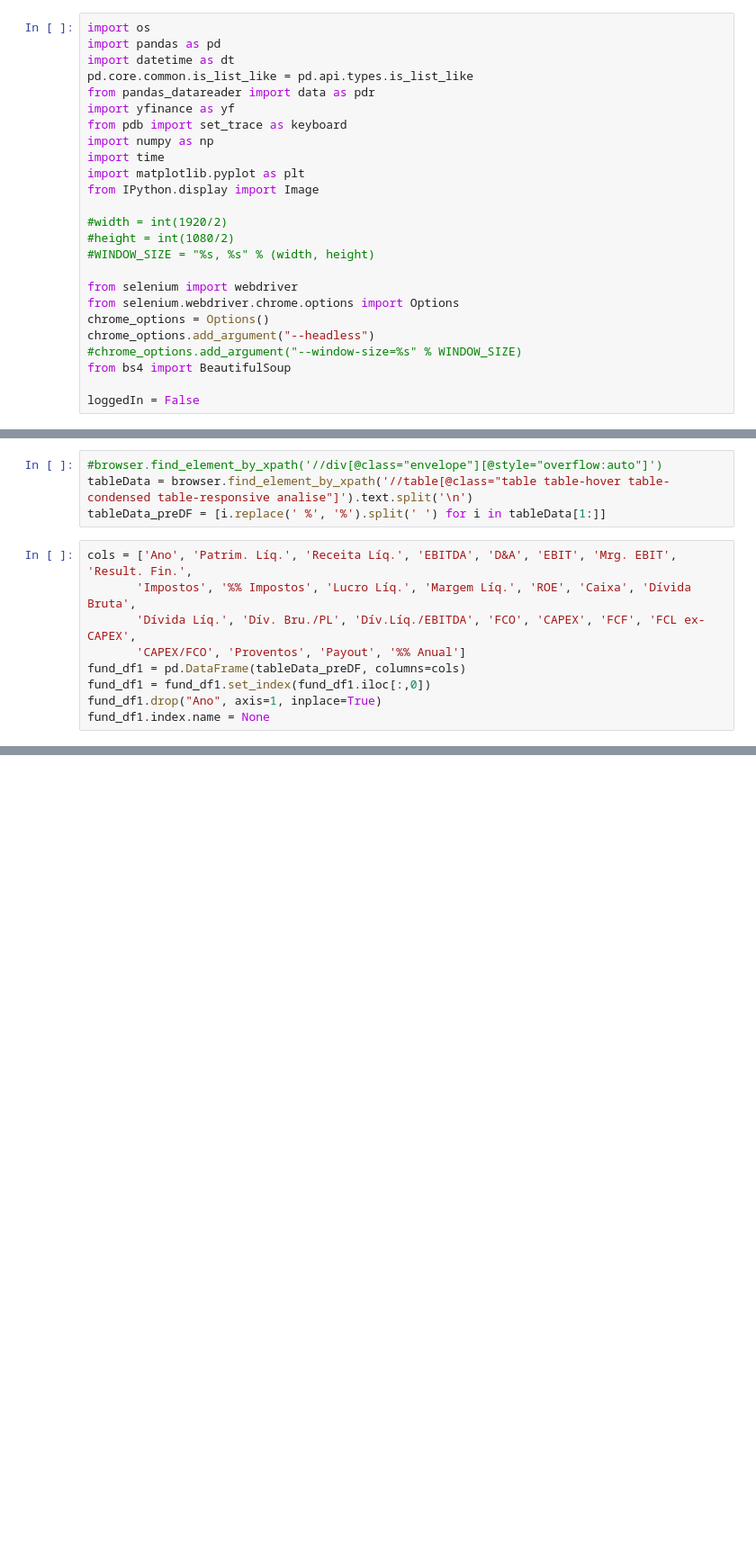
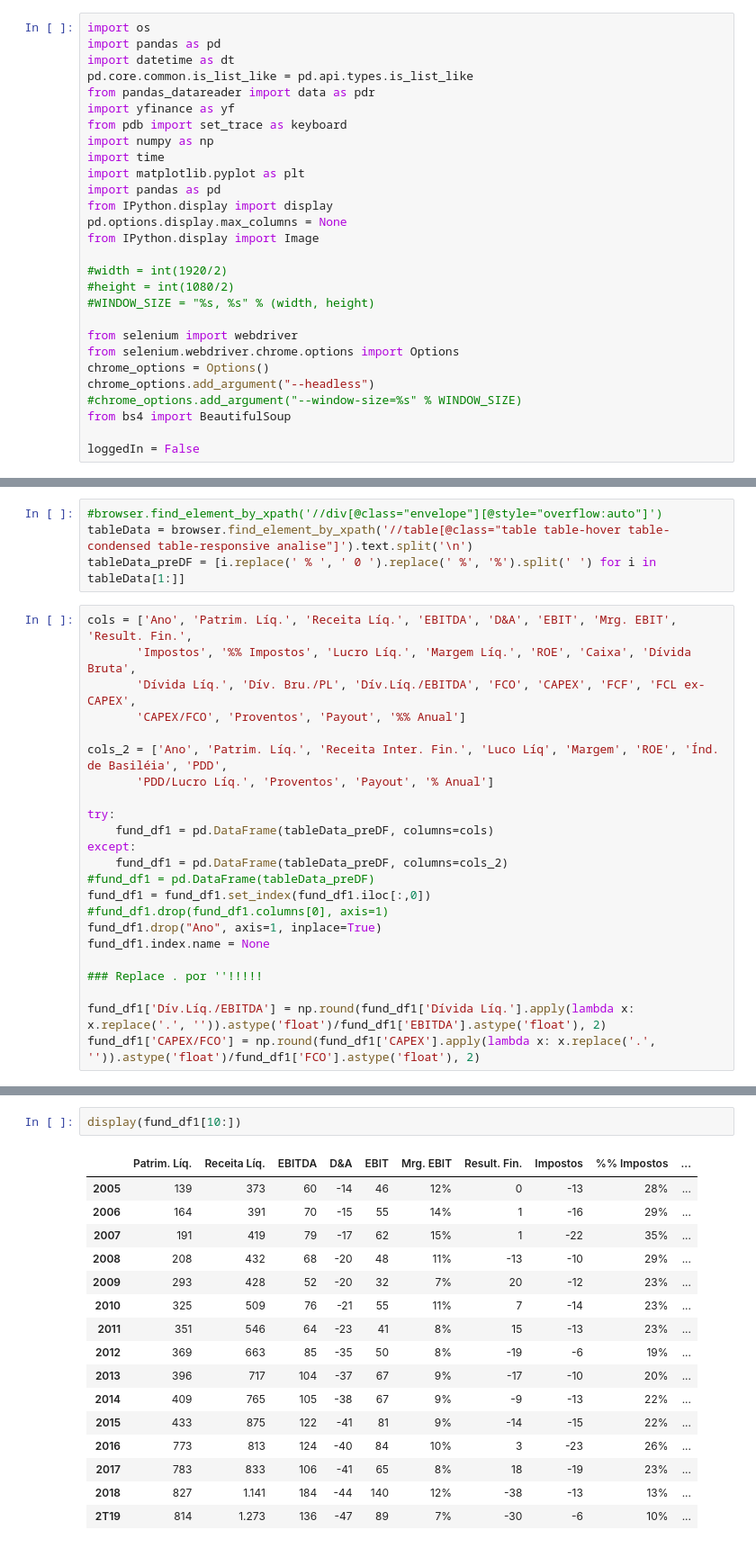
Before and after one commit to carlos-faria/Financial-Markets, a Jupyter notebook: fundamentalAnalysis.ipynb, the cells around one changed output, grey strips where cells are left out. Shown at 90% size. Saved outputs shown, nothing was run; the diff lists cells and outputs as text; blank space fills up the shorter version.

```diff
--- a/fundamentalAnalysis.ipynb
+++ b/fundamentalAnalysis.ipynb
@@ -9,6 +9,9 @@ from pdb import set_trace as keyboard
 import numpy as np
 import time
 import matplotlib.pyplot as plt
+import pandas as pd
+from IPython.display import display
+pd.options.display.max_columns = None
 from IPython.display import Image
 
 #width = int(1920/2)
@@ -54,13 +58,27 @@ time.sleep(2)
 # %%
 #browser.find_element_by_xpath('//div[@class="envelope"][@style="overflow:auto"]')
 tableData = browser.find_element_by_xpath('//table[@class="table table-hover table-condensed table-responsive analise"]').text.split('\n')
-tableData_preDF = [i.replace(' %', '%').split(' ') for i in tableData[1:]]
+tableData_preDF = [i.replace(' % ', ' 0 ').replace(' %', '%').split(' ') for i in tableData[1:]]
 # %%
 cols = ['Ano', 'Patrim. Líq.', 'Receita Líq.', 'EBITDA', 'D&A', 'EBIT', 'Mrg. EBIT', 'Result. Fin.',
        'Impostos', '%% Impostos', 'Lucro Líq.', 'Margem Líq.', 'ROE', 'Caixa', 'Dívida Bruta',
        'Dívida Líq.', 'Dív. Bru./PL', 'Dív.Líq./EBITDA', 'FCO', 'CAPEX', 'FCF', 'FCL ex-CAPEX',
        'CAPEX/FCO', 'Proventos', 'Payout', '%% Anual']
-fund_df1 = pd.DataFrame(tableData_preDF, columns=cols)
+
+cols_2 = ['Ano', 'Patrim. Líq.', 'Receita Inter. Fin.', 'Luco Líq', 'Margem', 'ROE', 'Índ. de Basiléia', 'PDD',
+       'PDD/Lucro Líq.', 'Proventos', 'Payout', '% Anual']
+
+try:
+    fund_df1 = pd.DataFrame(tableData_preDF, columns=cols)
+except:
+    fund_df1 = pd.DataFrame(tableData_preDF, columns=cols_2)
+#fund_df1 = pd.DataFrame(tableData_preDF)
 fund_df1 = fund_df1.set_index(fund_df1.iloc[:,0])
+#fund_df1.drop(fund_df1.columns[0], axis=1)
 fund_df1.drop("Ano", axis=1, inplace=True)
 fund_df1.index.name = None
+
+### Replace . por ''!!!!!
+
+fund_df1['Dív.Líq./EBITDA'] = np.round(fund_df1['Dívida Líq.'].apply(lambda x: x.replace('.', '')).astype('float')/fund_df1['EBITDA'].astype('float'), 2)
+fund_df1['CAPEX/FCO'] = np.round(fund_df1['CAPEX'].apply(lambda x: x.replace('.', '')).astype('float')/fund_df1['FCO'].astype('float'), 2)
@@ -67,3 +90,22 @@ fund_df1.index.name = None
+# %%
+display(fund_df1[10:])
+# %% [output]
+|  | Patrim. Líq. | Receita Líq. | EBITDA | D&A | EBIT | Mrg. EBIT | Result. Fin. | Impostos | %% Impostos | ... |
+| 2005 | 139 | 373 | 60 | -14 | 46 | 12% | 0 | -13 | 28% | ... |
+| 2006 | 164 | 391 | 70 | -15 | 55 | 14% | 1 | -16 | 29% | ... |
+| 2007 | 191 | 419 | 79 | -17 | 62 | 15% | 1 | -22 | 35% | ... |
+| 2008 | 208 | 432 | 68 | -20 | 48 | 11% | -13 | -10 | 29% | ... |
+| 2009 | 293 | 428 | 52 | -20 | 32 | 7% | 20 | -12 | 23% | ... |
+| 2010 | 325 | 509 | 76 | -21 | 55 | 11% | 7 | -14 | 23% | ... |
+| 2011 | 351 | 546 | 64 | -23 | 41 | 8% | 15 | -13 | 23% | ... |
+| 2012 | 369 | 663 | 85 | -35 | 50 | 8% | -19 | -6 | 19% | ... |
+| 2013 | 396 | 717 | 104 | -37 | 67 | 9% | -17 | -10 | 20% | ... |
+| 2014 | 409 | 765 | 105 | -38 | 67 | 9% | -9 | -13 | 22% | ... |
+| 2015 | 433 | 875 | 122 | -41 | 81 | 9% | -14 | -15 | 22% | ... |
+| 2016 | 773 | 813 | 124 | -40 | 84 | 10% | 3 | -23 | 26% | ... |
+| 2017 | 783 | 833 | 106 | -41 | 65 | 8% | 18 | -19 | 23% | ... |
+| 2018 | 827 | 1.141 | 184 | -44 | 140 | 12% | -38 | -13 | 13% | ... |
+| 2T19 | 814 | 1.273 | 136 | -47 | 89 | 7% | -30 | -6 | 10% | ... |
 # %%
 #browser.find_element_by_xpath('//canvas[@id="canvas" and @class="chartjs-render-monitor"]')
 browser.set_window_size(1000, 700)
```
Also changed, not shown: parts of 4 cells of this notebook, 5 other files.
